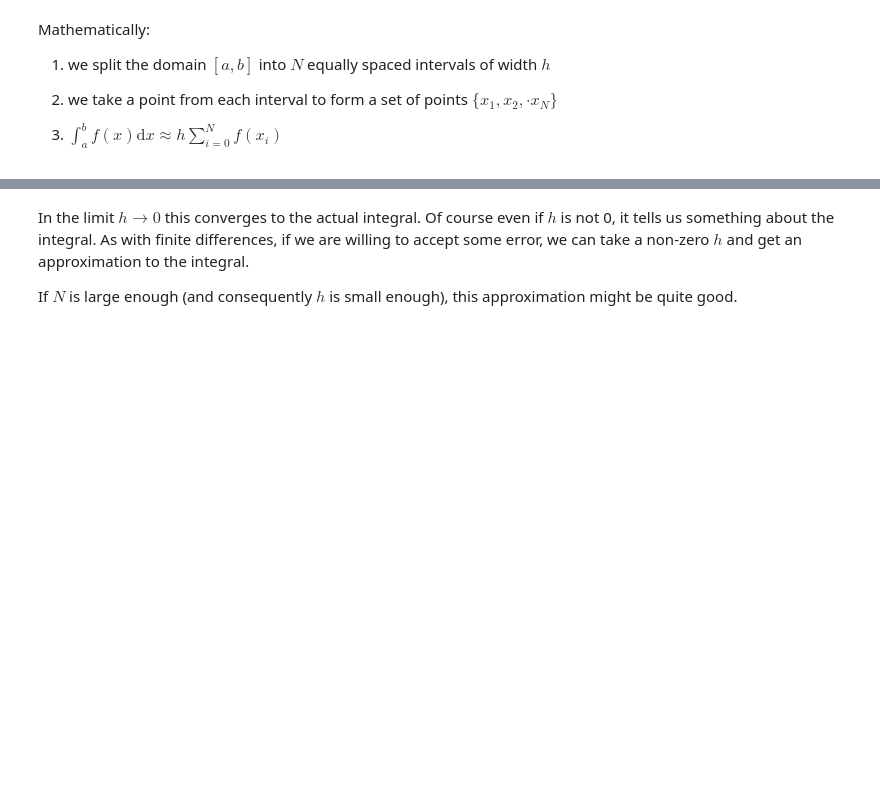
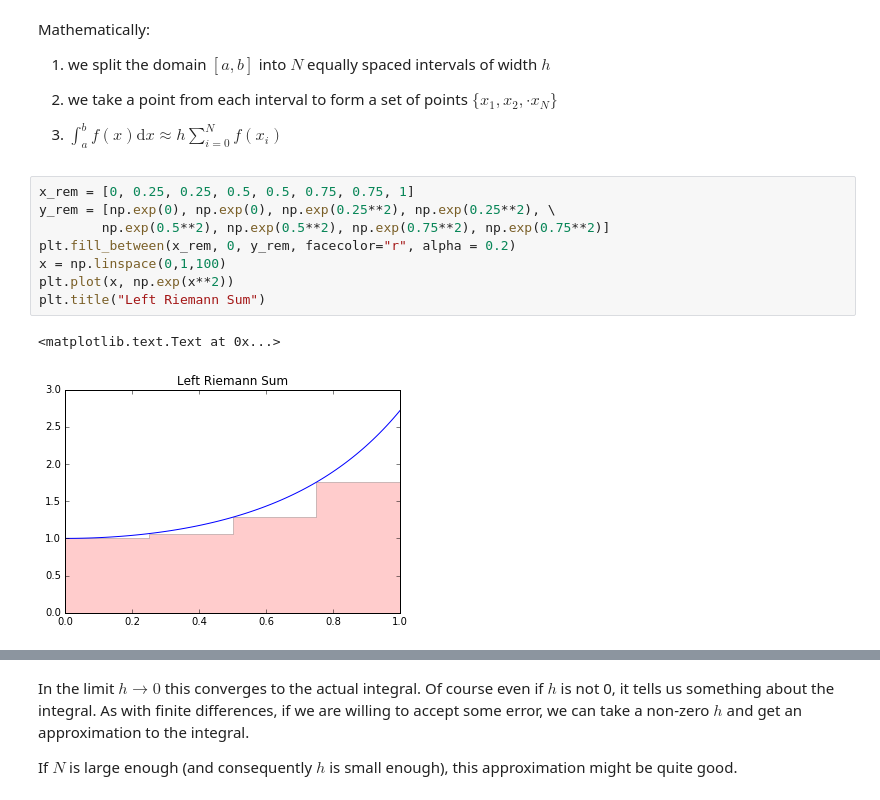
Before and after one commit to lukasbystricky/ISC-3313, a Jupyter notebook: lectures/chapter3/2-numerical_calculus.ipynb, the cells around one changed output, grey strips where cells are left out. Saved outputs shown, nothing was run; the diff lists cells and outputs as text; blank space fills up the shorter version.

```diff
--- a/lectures/chapter3/2-numerical_calculus.ipynb
+++ b/lectures/chapter3/2-numerical_calculus.ipynb
@@ -314,3 +334,14 @@ Mathematically:
 2) we take a point from each interval to form a set of points $\{x_1, x_2, \cdot x_N\}$
 
 3) $\int_a^b f(x)\text{d}x \approx h\sum\limits_{i=0}^N f(x_i)$
+# %%
+x_rem = [0, 0.25, 0.25, 0.5, 0.5, 0.75, 0.75, 1]
+y_rem = [np.exp(0), np.exp(0), np.exp(0.25**2), np.exp(0.25**2), \
+        np.exp(0.5**2), np.exp(0.5**2), np.exp(0.75**2), np.exp(0.75**2)]
+plt.fill_between(x_rem, 0, y_rem, facecolor="r", alpha = 0.2)
+x = np.linspace(0,1,100)
+plt.plot(x, np.exp(x**2))
+plt.title("Left Riemann Sum")
+# %% [output]
+<matplotlib.text.Text at 0x...>
+[figure, added]
```
Also changed, not shown: parts of 8 cells of this notebook.
